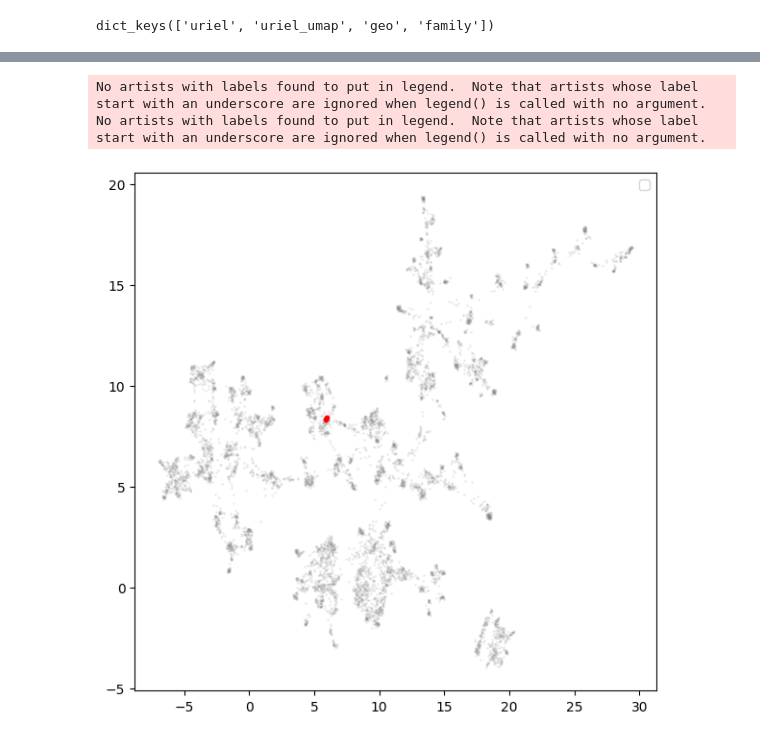
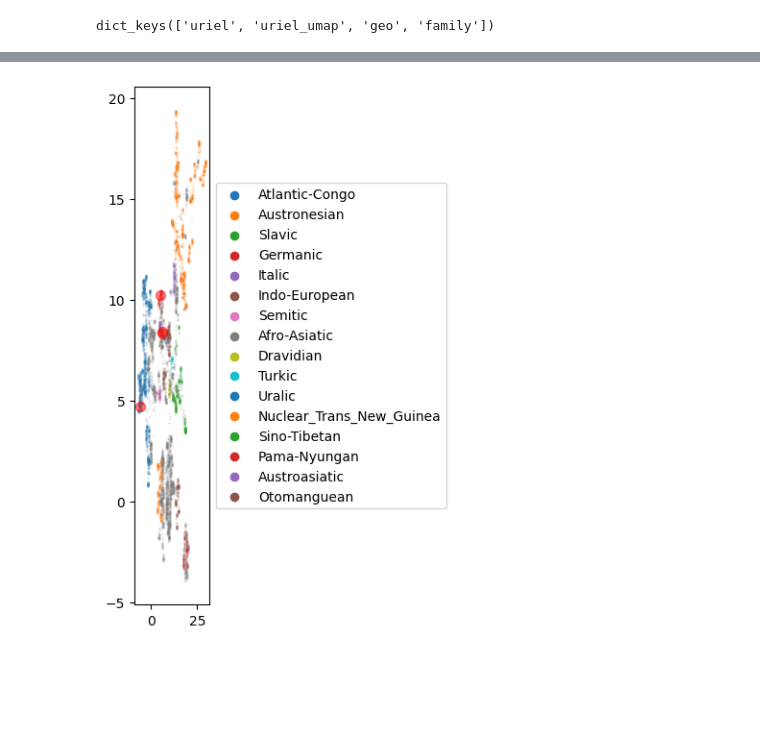
Before and after one commit to matus-pikuliak/multilingual-evaluation, a Jupyter notebook: n_figures.ipynb, the cells around one changed output, grey strips where cells are left out. Saved outputs shown, nothing was run; the diff lists cells and outputs as text; code cells hidden in the pictures; blank space fills up the shorter version.

```diff
--- a/n_figures.ipynb
+++ b/n_figures.ipynb
@@ -304,0 +155,4 @@ from main import Visualization
+# %%
+from linguistic_database import LinguisticDatabase
+
+ldb = LinguisticDatabase().load()
@@ -305,10 +166,11 @@ from main import Visualization
 # %%
 %matplotlib inline
 
-vis = Visualization(feature='uriel', size=(7,7), zoom=None, backend='matplotlib', ldb=ldb).load()
-vis.show_all_languages(c='grey', s=1, alpha=0.1)
-vis.visualize_points(['slk', 'ces'], s=10, c='r')
+
+from visualization import Visualization
+vis = Visualization(feature='uriel', size=(1,7), zoom=None, backend='matplotlib', ldb=ldb).load()
+vis.show_all_languages(color_families=True, label_families=True, s=1, alpha=0.1)
+vis.show_languages(['sk', 'cs', 'en', 'zul'])
+vis.finish()
 # %% [output]
-No artists with labels found to put in legend.  Note that artists whose label start with an underscore are ignored when legend() is called with no argument.
-No artists with labels found to put in legend.  Note that artists whose label start with an underscore are ignored when legend() is called with no argument.
-[figure, old version]
+[figure, new version]
```
Also changed, not shown: parts of 6 cells of this notebook, 6 other files.
